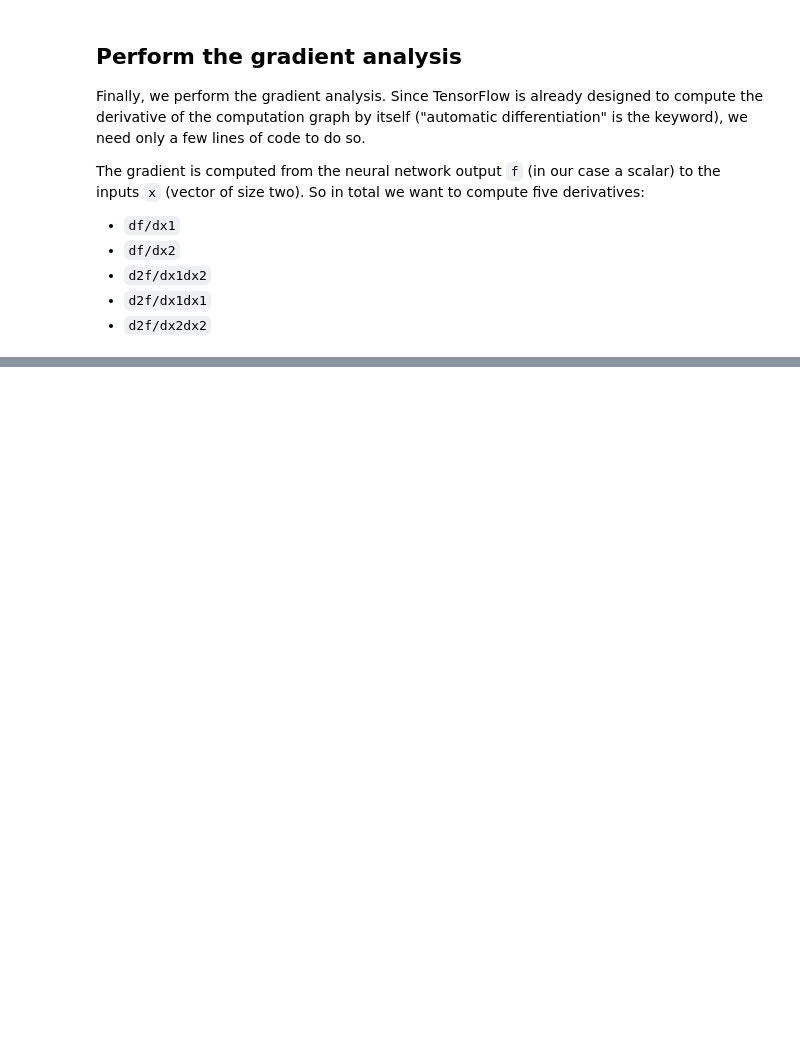
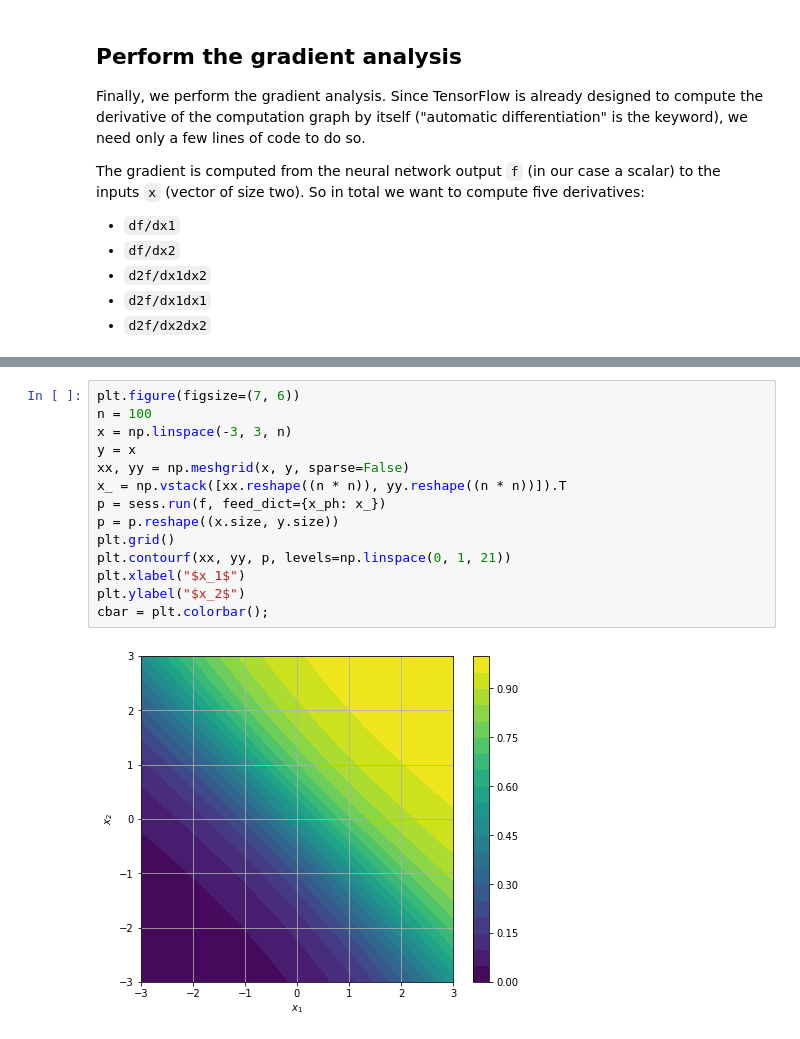
Before and after one commit to stwunsch/kseta-topical-understanding-ml, a Jupyter notebook: kseta001-gradient-analysis.ipynb, the cells around one changed output, grey strips where cells are left out. Drawn from its saved outputs; the diff is of its cells as text; blank space fills up the shorter version.

```diff
--- a/kseta001-gradient-analysis.ipynb
+++ b/kseta001-gradient-analysis.ipynb
@@ -235,3 +241,19 @@ plt.xticks(range(5), ["$t(x_2)$", "$t(x_1)$", "$t(x_1, x_2)$", "$t(x_2, x_2)$",
+# %%
+plt.figure(figsize=(7, 6))
+n = 100
+x = np.linspace(-3, 3, n)
+y = x
+xx, yy = np.meshgrid(x, y, sparse=False)
+x_ = np.vstack([xx.reshape((n * n)), yy.reshape((n * n))]).T
+p = sess.run(f, feed_dict={x_ph: x_})
+p = p.reshape((x.size, y.size))
+plt.grid()
+plt.contourf(xx, yy, p, levels=np.linspace(0, 1, 21))
+plt.xlabel("$x_1$")
+plt.ylabel("$x_2$")
+cbar = plt.colorbar();
+# %% [output]
+[figure, added]
 # %% [markdown]
 ## And next?
 
```
Also changed, not shown: parts of 7 cells of this notebook.
